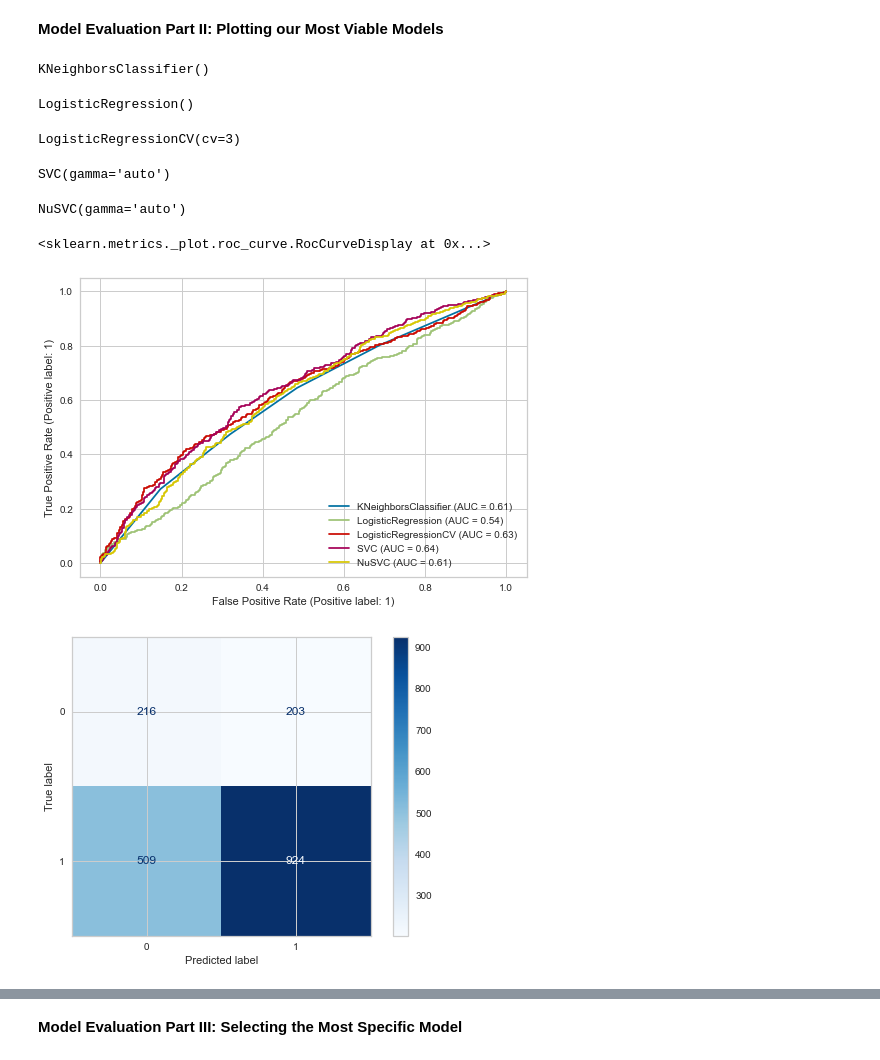
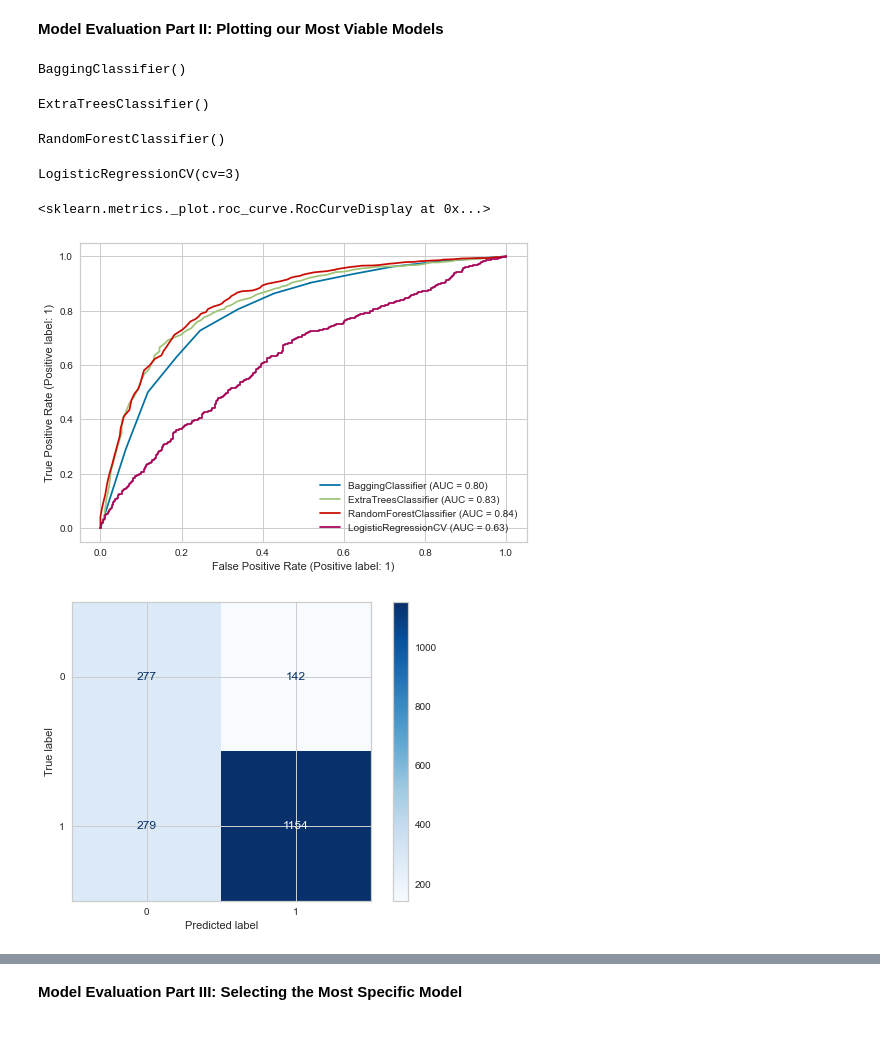
Before and after one commit to georgetown-analytics/Formula1, a Jupyter notebook: Evaluation/Final Model Evaluation Notebook.ipynb, the cells around one changed output, grey strips where cells are left out. Saved outputs shown, nothing was run; the diff lists cells and outputs as text; code cells hidden in the pictures.

```diff
--- a/Evaluation/Final Model Evaluation Notebook.ipynb
+++ b/Evaluation/Final Model Evaluation Notebook.ipynb
@@ -242,43 +241,36 @@ Our most viable models seem to be:
 # %%
 #Plotting the ROC Curves of our Most Viable Models
 # %%
-from sklearn.neighbors import KNeighborsClassifier
-kn = KNeighborsClassifier()
-kn.fit(X_resampled, y_resampled)
+from sklearn.ensemble import BaggingClassifier, ExtraTreesClassifier, RandomForestClassifier
+bc = BaggingClassifier()
+bc.fit(X_resampled, y_resampled)
 # %% [output]
-KNeighborsClassifier()
+BaggingClassifier()
 # %%
-from sklearn.linear_model import LogisticRegression
-logreg = LogisticRegression(solver='lbfgs')
-logreg.fit(X_resampled, y_resampled)
+from sklearn.ensemble import ExtraTreesClassifier
+etc = ExtraTreesClassifier(n_estimators=100)
+etc.fit(X_resampled, y_resampled)
 # %% [output]
-LogisticRegression()
+ExtraTreesClassifier()
+# %%
+from sklearn.ensemble import RandomForestClassifier
+rfc = RandomForestClassifier(n_estimators=100)
+rfc.fit(X_resampled, y_resampled)
+# %% [output]
+RandomForestClassifier()
 # %%
 from sklearn.linear_model import LogisticRegressionCV
 logregcv = LogisticRegressionCV(cv=3)
 logregcv.fit(X_resampled, y_resampled)
 # %% [output]
 LogisticRegressionCV(cv=3)
-# %%
-from sklearn.svm import SVC
-svc = SVC(gamma='auto')
-svc.fit(X_resampled, y_resampled)
-# %% [output]
-SVC(gamma='auto')
-# %%
-from sklearn.svm import NuSVC
-nsvc = NuSVC(gamma='auto')
-nsvc.fit(X_resampled, y_resampled)
-# %% [output]
-NuSVC(gamma='auto')
 # %%
 from sklearn.metrics import plot_roc_curve
 # %%
-disp = plot_roc_curve(kn, X_test, y_test)
-plot_roc_curve(logreg, X_test, y_test, ax=disp.ax_);
-plot_roc_curve(logregcv, X_test, y_test, ax=disp.ax_);
-plot_roc_curve(svc, X_test, y_test, ax=disp.ax_);
-plot_roc_curve(nsvc, X_test, y_test, ax=disp.ax_)
+disp = plot_roc_curve(bc, X_test, y_test)
+plot_roc_curve(etc, X_test, y_test, ax=disp.ax_);
+plot_roc_curve(rfc, X_test, y_test, ax=disp.ax_);
+plot_roc_curve(logregcv, X_test, y_test, ax=disp.ax_)
 # %% [output]
 <sklearn.metrics._plot.roc_curve.RocCurveDisplay at 0x...>
-[figure, old version]
+[figure, new version]
@@ -293,7 +282,7 @@ plot_roc_curve(nsvc, X_test, y_test, ax=disp.ax_)
 # %%
 from sklearn.metrics import plot_confusion_matrix
 # %%
-#KNeighbors Classifier
-disp = plot_confusion_matrix(kn, X_test, y_test, cmap='Blues', values_format='d')
+#Bagging Classifier
+disp = plot_confusion_matrix(bc, X_test, y_test, cmap='Blues', values_format='d')
 # %% [output]
-[figure, old version]
+[figure, new version]
```
Also changed, not shown: parts of 58 cells of this notebook.
